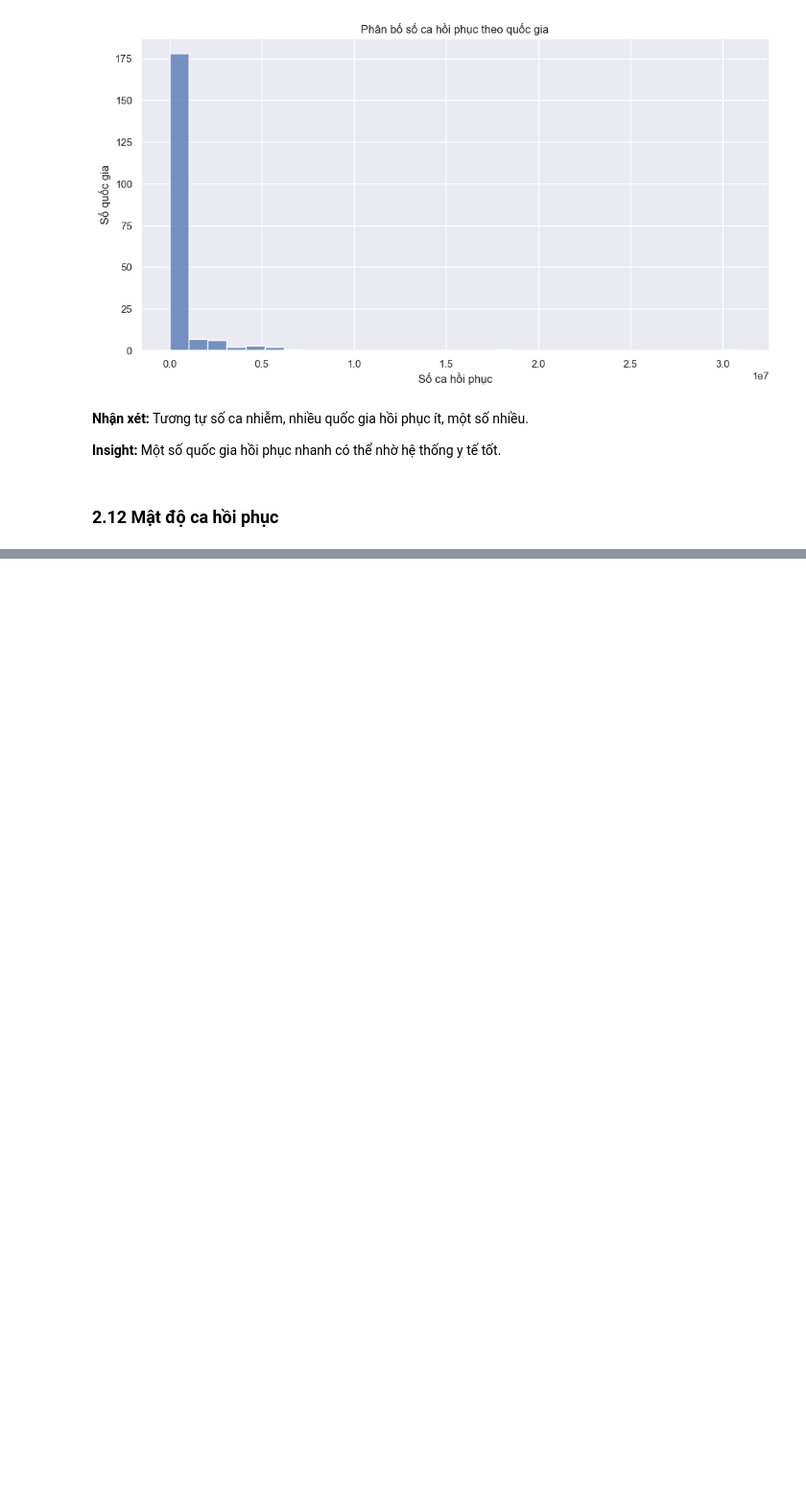
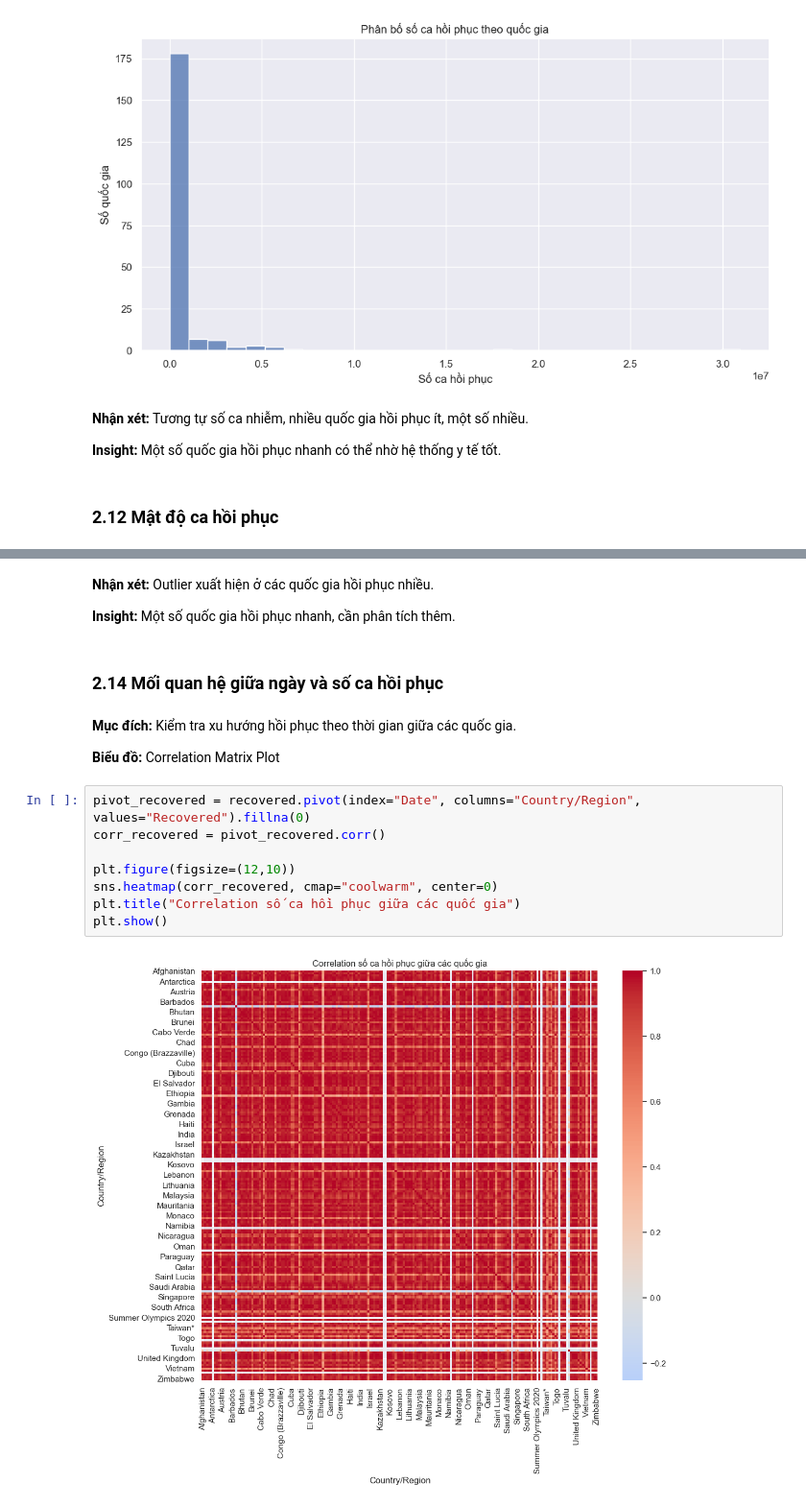
Before and after one commit to tcuong2003/Covid19-Data-Analysis, a Jupyter notebook: notebooks/03_EDA.ipynb, the cells around one changed output, grey strips where cells are left out. Shown at 96% size. Saved outputs shown, nothing was run; the diff lists cells and outputs as text; blank space fills up the shorter version.

```diff
--- a/notebooks/03_EDA.ipynb
+++ b/notebooks/03_EDA.ipynb
@@ -393,0 +451,24 @@ Một số quốc gia hồi phục nhanh có thể nhờ hệ thống y tế t
+# %% [markdown]
+**Nhận xét:**
+Outlier xuất hiện ở các quốc gia hồi phục nhiều.
+
+**Insight:**
+Một số quốc gia hồi phục nhanh, cần phân tích thêm.
+# %% [markdown]
+### 2.14 Mối quan hệ giữa ngày và số ca hồi phục
+# %% [markdown]
+**Mục đích:**
+Kiểm tra xu hướng hồi phục theo thời gian giữa các quốc gia.
+
+**Biểu đồ:**
+Correlation Matrix Plot
+# %%
+pivot_recovered = recovered.pivot(index="Date", columns="Country/Region", values="Recovered").fillna(0)
+corr_recovered = pivot_recovered.corr()
+
+plt.figure(figsize=(12,10))
+sns.heatmap(corr_recovered, cmap="coolwarm", center=0)
+plt.title("Correlation số ca hồi phục giữa các quốc gia")
+plt.show()
+# %% [output]
+[figure, added]
```
Also changed, not shown: parts of 37 cells of this notebook.
